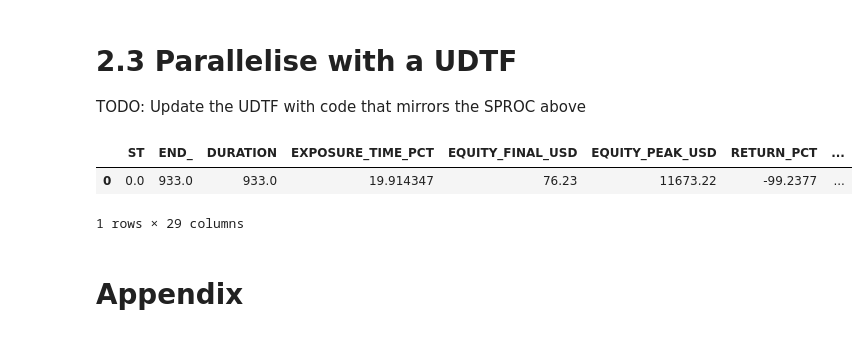
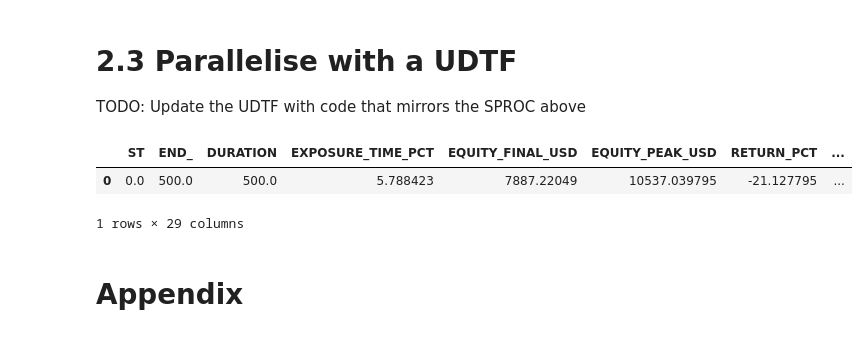
Before and after one commit to sfc-gh-mitaylor/HoL2.0-FS-Predictions, a Jupyter notebook: Part2_Custom_Packages.ipynb, the cells around one changed output. Saved outputs shown, nothing was run; the diff lists cells and outputs as text; code cells hidden in the pictures.

```diff
--- a/Part2_Custom_Packages.ipynb
+++ b/Part2_Custom_Packages.ipynb
@@ -115,10 +111,7 @@ sproc_test_backtesting_demo()
 
 TODO: Optional - update the Strategy as you see fit
 # %%
-import backtesting as bt
-from backtesting.lib import crossover
-import pandas as pd
-
+# Create Strategy
 def MovingAverage(closes:pd.Series, n:int) -> pd.Series:
     return pd.Series(closes).rolling(n).mean()
 
@@ -131,16 +124,14 @@ class SmaCross(bt.Strategy):
         self.sma2 = self.I(MovingAverage, self.data.Close, self.sma_slow)
 
     def next(self):
-        if not self.position and crossover(self.sma1, self.sma2): # if you have a position, and sma1 and sma2 crossover
+        if not self.position and crossover(self.sma1, self.sma2) and crossover(self.data.CLOSE_PREDICT,self.sma2):
             self.buy()
         elif self.position and crossover(self.sma2, self.sma1):
             self.position.close()
 
-data = session.sql("""SELECT * FROM GOOG_ML WHERE SYMBOL = 'GOOG'""").to_pandas()
-data['High'] = data['CLOSE']
-data['Open'] = data['CLOSE']
-data['Low'] = data['CLOSE']
-data['Close'] = data['CLOSE']
+# Run backtest
+data = session.sql("""SELECT * FROM ML_PREDICT WHERE SYMBOL = 'AAPL'""").to_pandas()
+data.columns = ['DATE', 'Open', 'High', 'Low', 'Close', 'SYMBOL', 'CLOSE_M1', 'CLOSE_M2', 'CLOSE_M3', 'CLOSE_M4', 'CLOSE_M5', 'CLOSE_PREDICT']
 btest = bt.Backtest(data, SmaCross, cash=10_000, commission=0,exclusive_orders=True)
 stats = btest.run()[:-3]
 df = pd.DataFrame(stats).T
@@ -227,8 +213,8 @@ session.table('BACKTEST_RESULTS').limit(5).to_pandas()
 TODO: Update the UDTF with code that mirrors the SPROC above
 # %%
 class Strat_Backtest:
-    def end_partition(self, df):
-        df.columns = ['DATE', 'SYMBOL', 'CLOSE']
+    def end_partition(self, data):
+        data.columns = ['DATE', 'Open', 'High', 'Low', 'Close', 'SYMBOL', 'CLOSE_PREDICT']
 
         ### This will be blank in the session ###
 
@@ -250,15 +236,11 @@ class Strat_Backtest:
                 self.sma2 = self.I(MovingAverage, self.data.Close, self.sma_slow)
 
             def next(self):
-                if not self.position and crossover(self.sma1, self.sma2): # if you have a position, and sma1 and sma2 crossover
+                if not self.position and crossover(self.sma1, self.sma2) and crossover(self.data.CLOSE_PREDICT,self.sma2): # if you have a position, and sma1 and sma2 crossover
                     self.buy()
                 elif self.position and crossover(self.sma2, self.sma1):
                     self.position.close()
 
-        df['High'] = df['CLOSE']
-        df['Open'] = df['CLOSE']
-        df['Low'] = df['CLOSE']
-        df['Close'] = df['CLOSE']
         btest = bt.Backtest(data, SmaCross, cash=10_000, commission=0,exclusive_orders=True)
         stats = btest.run()[:-3]
         df_stats = pd.DataFrame(stats).T
@@ -267,14 +249,12 @@ class Strat_Backtest:
 
         yield df_stats # note instead of writing to a table as you do in a stored procedure, in a UDTF you return a pandas dataframe (see the next line) which gets combined into a snowpark dataframe
 
+# Register UDTF
 Strat_Backtest.end_partition._sf_vectorized_input = pd.DataFrame
-
 strat_bt_udtf = session.udtf.register(
     Strat_Backtest, # the class
-    input_types=[PandasDataFrameType([DateType(), StringType(), FloatType()])],
-    output_schema=PandasDataFrameType([FloatType(),FloatType(),FloatType(),FloatType(),FloatType(),FloatType(),FloatType(),FloatType(),FloatType(),
-                                       FloatType(),FloatType(),FloatType(),FloatType(),FloatType(),FloatType(),FloatType(),FloatType(),FloatType(),
-                                       FloatType(),FloatType(),FloatType(),FloatType(),FloatType(),FloatType(),FloatType(),FloatType(),FloatType(),FloatType(),StringType()],
+    input_types=[PandasDataFrameType([DateType(), FloatType(),FloatType(),FloatType(),FloatType(),StringType(), FloatType()])],
+    output_schema=PandasDataFrameType([FloatType()]*28+[StringType()],
                                       ["ST", "End_", 'Duration', 'Exposure_Time_pct', 'Equity_Final_USD',
                                        'Equity_Peak_USD', 'Return_pct', 'Buy_and_Hold_Return_pct',
                                        'Return_Ann_pct', 'Volatility_Ann_pct', 'Sharpe_Ratio',
@@ -288,11 +268,11 @@ strat_bt_udtf = session.udtf.register(
                               imports=["@YOUR_STAGE/wheel_loader.py",
                                        "@YOUR_STAGE/Backtesting-0.3.4.dev30+g0ce24d8-py3-none-any.whl"])
 # %%
-sdf = session.table("GOOG_ML")
-sdf_prepped = sdf.select(strat_bt_udtf(*['DATE', 'SYMBOL', 'CLOSE']).over(partition_by=['SYMBOL']))
+sdf = session.table("ML_PREDICT")
+sdf_prepped = sdf.select(strat_bt_udtf(*['DATE', 'Open', 'High', 'Low', 'Close', 'SYMBOL', 'CLOSE_PREDICT']).over(partition_by=['SYMBOL']))
 sdf_prepped.limit(5).to_pandas()
 # %% [output]
 |  | ST | END_ | DURATION | EXPOSURE_TIME_PCT | EQUITY_FINAL_USD | EQUITY_PEAK_USD | RETURN_PCT | ... |
-| 0 | 0.0 | 933.0 | 933.0 | 19.914347 | 76.23 | 11673.22 | -99.2377 | ... |
+| 0 | 0.0 | 500.0 | 500.0 | 5.788423 | 7887.22049 | 10537.039795 | -21.127795 | ... |
 1 rows × 29 columns
 # %%
```
Also changed, not shown: parts of 4 cells of this notebook, 1 other file.
